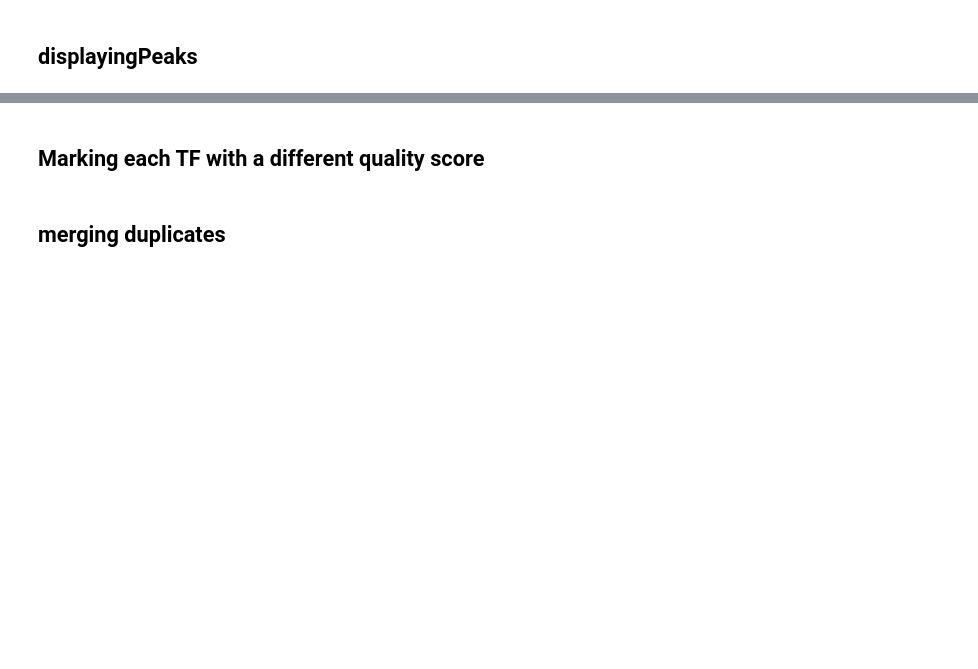
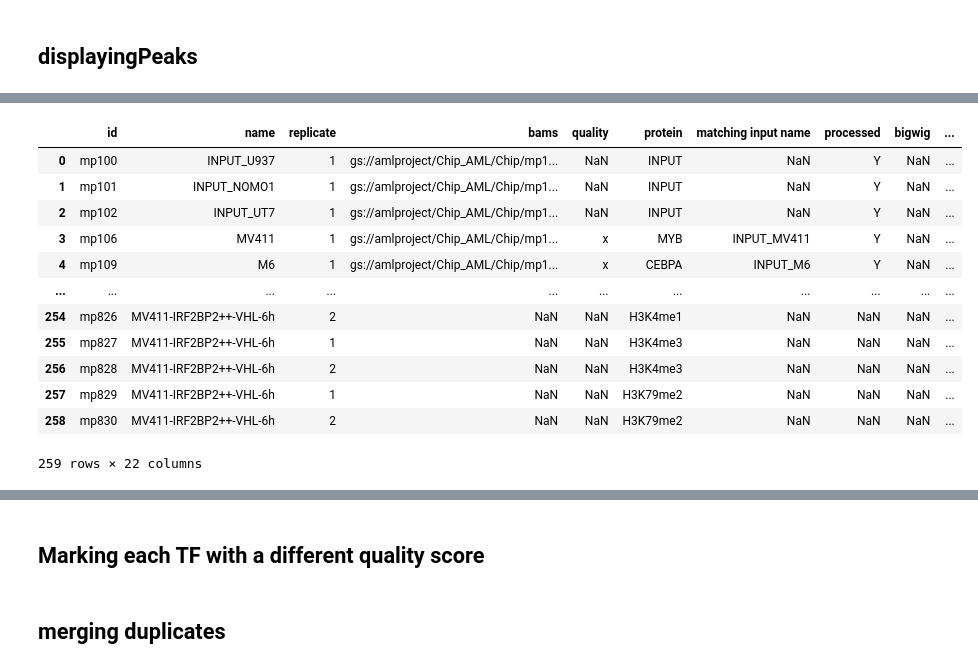
Before and after one commit to monikaperez/AMLproject, a Jupyter notebook: ChIP_analysis_step_2.ipynb, the cells around one changed output, grey strips where cells are left out. Saved outputs shown, nothing was run; the diff lists cells and outputs as text; code cells hidden in the pictures; blank space fills up the shorter version.

```diff
--- a/ChIP_analysis_step_2.ipynb
+++ b/ChIP_analysis_step_2.ipynb
@@ -96,0 +177,20 @@ bindings
+# %%
+from gsheets import Sheets
+sheets = Sheets.from_files('~/.client_secret.json', '~/.storage.json')
+url="https://docs.google.com/spreadsheets/d/1yFLjYB1McU530JnLgL0QIMAKIkVl3kl0_LCHje2gk8U"
+gsheet = sheets.get(url).sheets[2].to_frame()
+gsheet
+# %% [output]
+|  | id | name | replicate | bams | quality | protein | matching input name | processed | bigwig | ... |
+| 0 | mp100 | INPUT_U937 | 1 | gs://amlproject/Chip_AML/Chip/mp1... | NaN | INPUT | NaN | Y | NaN | ... |
+| 1 | mp101 | INPUT_NOMO1 | 1 | gs://amlproject/Chip_AML/Chip/mp1... | NaN | INPUT | NaN | Y | NaN | ... |
+| 2 | mp102 | INPUT_UT7 | 1 | gs://amlproject/Chip_AML/Chip/mp1... | NaN | INPUT | NaN | Y | NaN | ... |
+| 3 | mp106 | MV411 | 1 | gs://amlproject/Chip_AML/Chip/mp1... | x | MYB | INPUT_MV411 | Y | NaN | ... |
+| 4 | mp109 | M6 | 1 | gs://amlproject/Chip_AML/Chip/mp1... | x | CEBPA | INPUT_M6 | Y | NaN | ... |
+| ... | ... | ... | ... | ... | ... | ... | ... | ... | ... | ... |
+| 254 | mp826 | MV411-IRF2BP2++-VHL-6h | 2 | NaN | NaN | H3K4me1 | NaN | NaN | NaN | ... |
+| 255 | mp827 | MV411-IRF2BP2++-VHL-6h | 1 | NaN | NaN | H3K4me3 | NaN | NaN | NaN | ... |
+| 256 | mp828 | MV411-IRF2BP2++-VHL-6h | 2 | NaN | NaN | H3K4me3 | NaN | NaN | NaN | ... |
+| 257 | mp829 | MV411-IRF2BP2++-VHL-6h | 1 | NaN | NaN | H3K79me2 | NaN | NaN | NaN | ... |
+| 258 | mp830 | MV411-IRF2BP2++-VHL-6h | 2 | NaN | NaN | H3K79me2 | NaN | NaN | NaN | ... |
+259 rows × 22 columns
```
Also changed, not shown: parts of 14 cells of this notebook, 13 other files.
